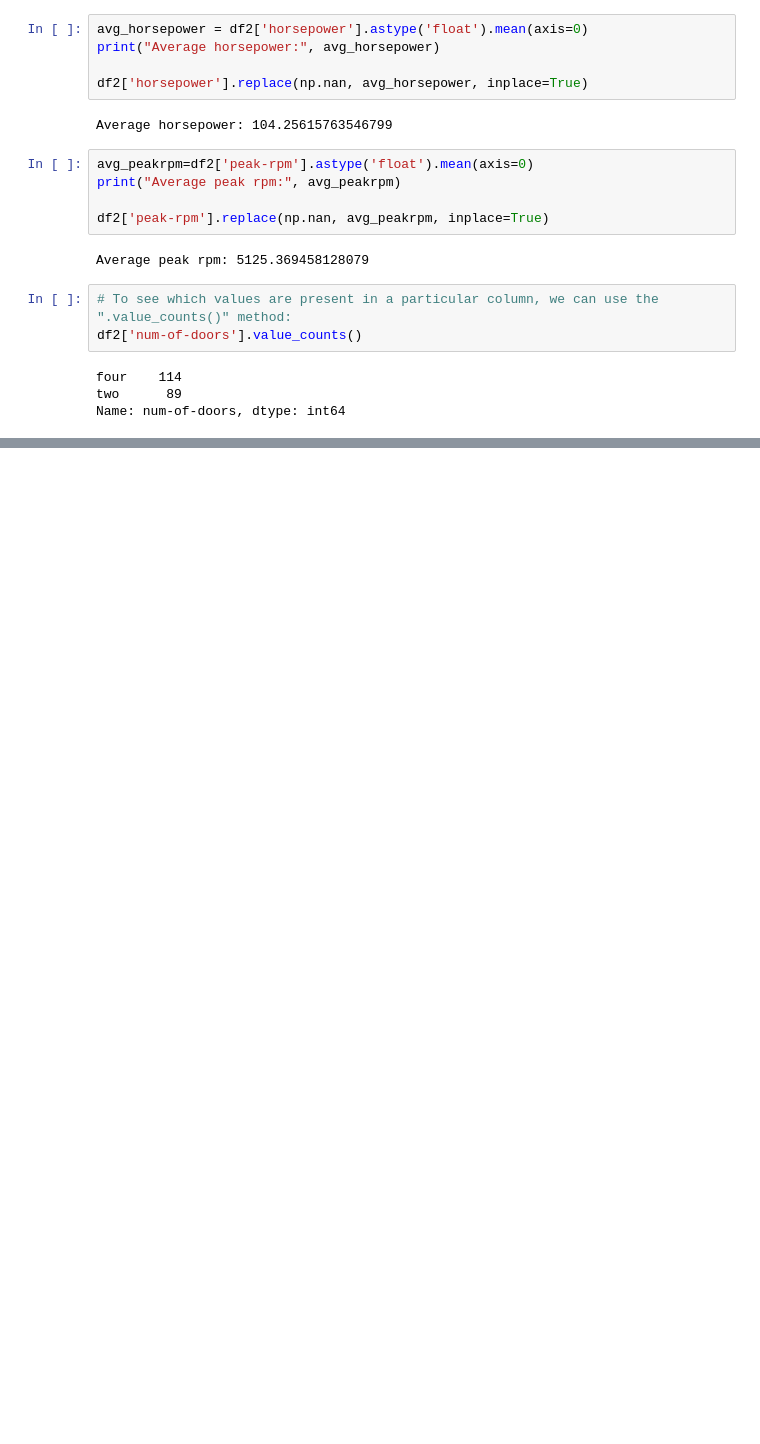
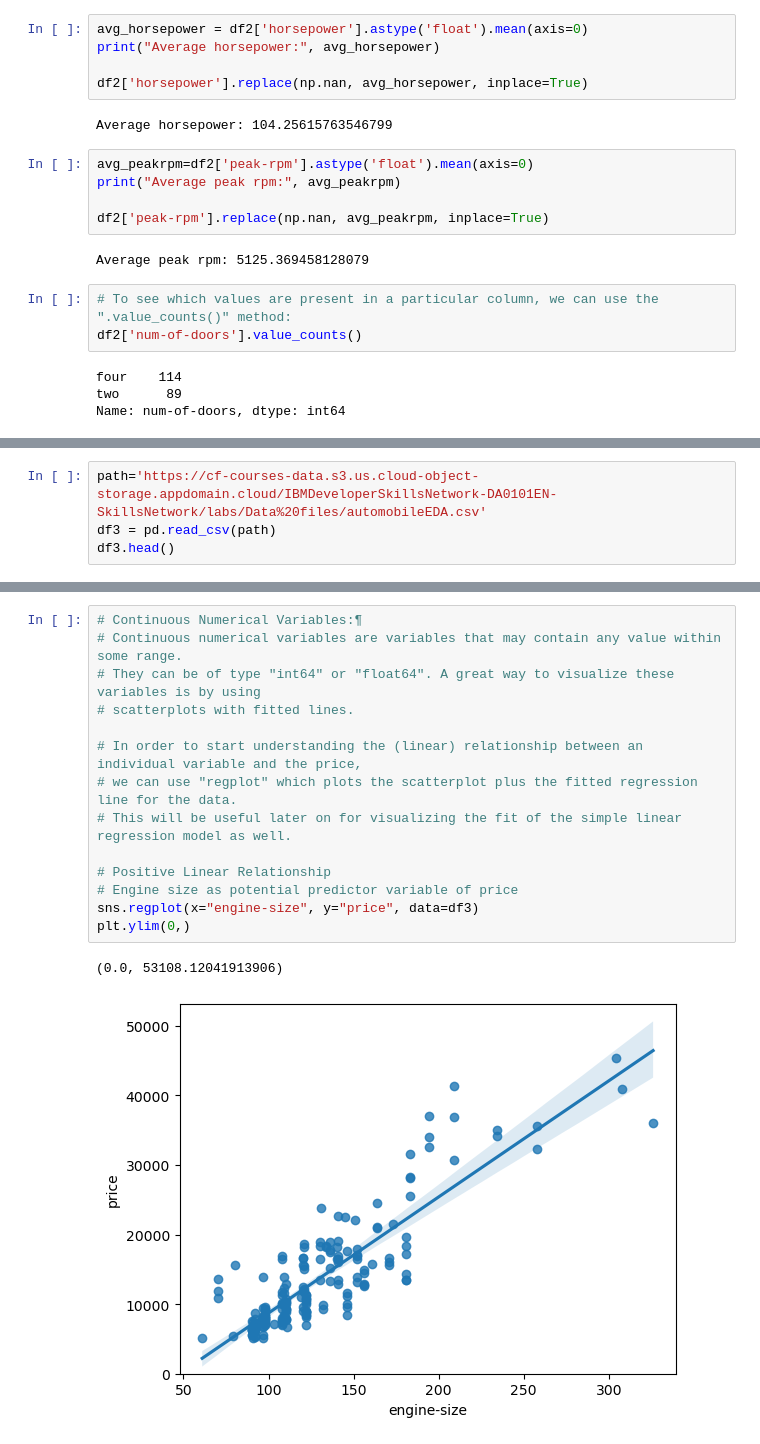
Before and after one commit to muwongelawrence-tech/Statistical_Machine_Learning-and-Data-science, a Jupyter notebook: statistical machine learning projects/Data Analysis/Fundamentals of Data Analysis.ipynb, the cells around one changed output, grey strips where cells are left out. Cells and saved outputs as stored; diff of their text form; blank space fills up the shorter version.

```diff
--- a/statistical machine learning projects/Data Analysis/Fundamentals of Data Analysis.ipynb
+++ b/statistical machine learning projects/Data Analysis/Fundamentals of Data Analysis.ipynb
@@ -688,0 +696,4 @@ df2.to_csv('clean_df.csv')
+# %%
+path='https://cf-courses-data.s3.us.cloud-object-storage.appdomain.cloud/IBMDeveloperSkillsNetwork-DA0101EN-SkillsNetwork/labs/Data%20files/automobileEDA.csv'
+df3 = pd.read_csv(path)
+df3.head()
@@ -688,0 +750,17 @@ df2.to_csv('clean_df.csv')
+# %%
+# Continuous Numerical Variables:¶
+# Continuous numerical variables are variables that may contain any value within some range.
+# They can be of type "int64" or "float64". A great way to visualize these variables is by using
+# scatterplots with fitted lines.
+
+# In order to start understanding the (linear) relationship between an individual variable and the price,
+# we can use "regplot" which plots the scatterplot plus the fitted regression line for the data.
+# This will be useful later on for visualizing the fit of the simple linear regression model as well.
+
+# Positive Linear Relationship
+# Engine size as potential predictor variable of price
+sns.regplot(x="engine-size", y="price", data=df3)
+plt.ylim(0,)
+# %% [output]
+(0.0, 53108.12041913906)
+[figure, added]
```
Also changed, not shown: parts of 70 cells of this notebook, 1 other file.
